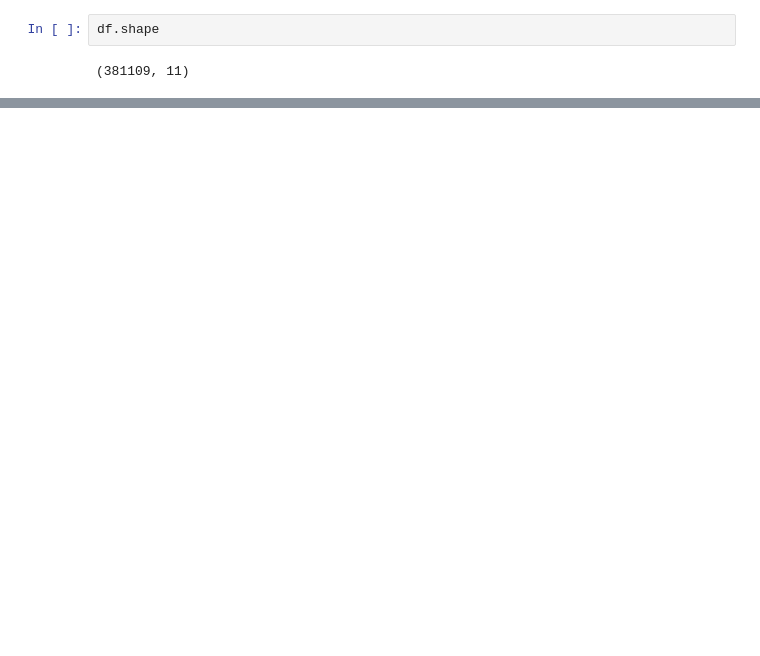
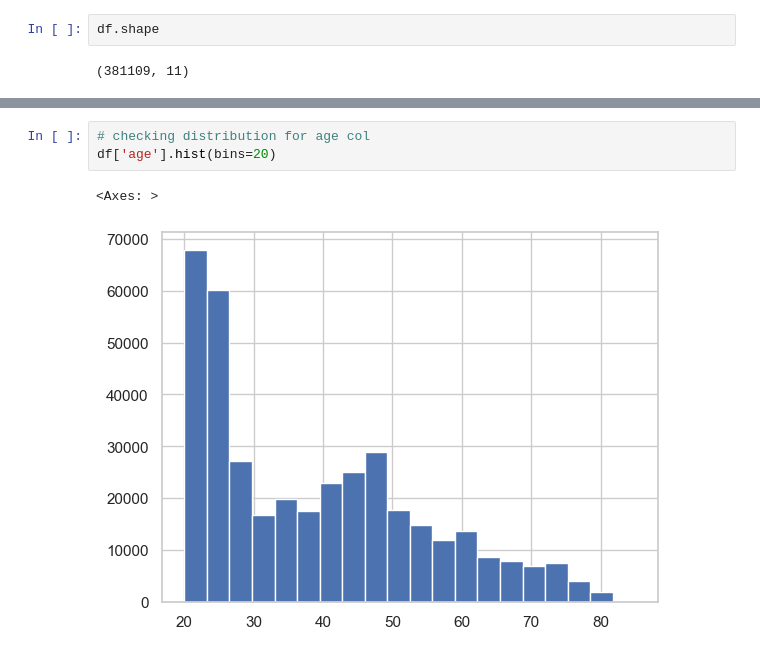
Before and after one commit to Shashank975/Vehicle-Insurance-Domain-Project, a Jupyter notebook: notebook/experiments.ipynb, the cells around one changed output, grey strips where cells are left out. Cells and saved outputs as stored; diff of their text form; blank space fills up the shorter version.

```diff
--- a/notebook/experiments.ipynb
+++ b/notebook/experiments.ipynb
@@ -123,0 +209,6 @@ df.shape
+# %%
+# checking distribution for age col
+df['age'].hist(bins=20)
+# %% [output]
+<Axes: >
+[figure, added]
```
Also changed, not shown: parts of 21 cells of this notebook, 10 other files.
